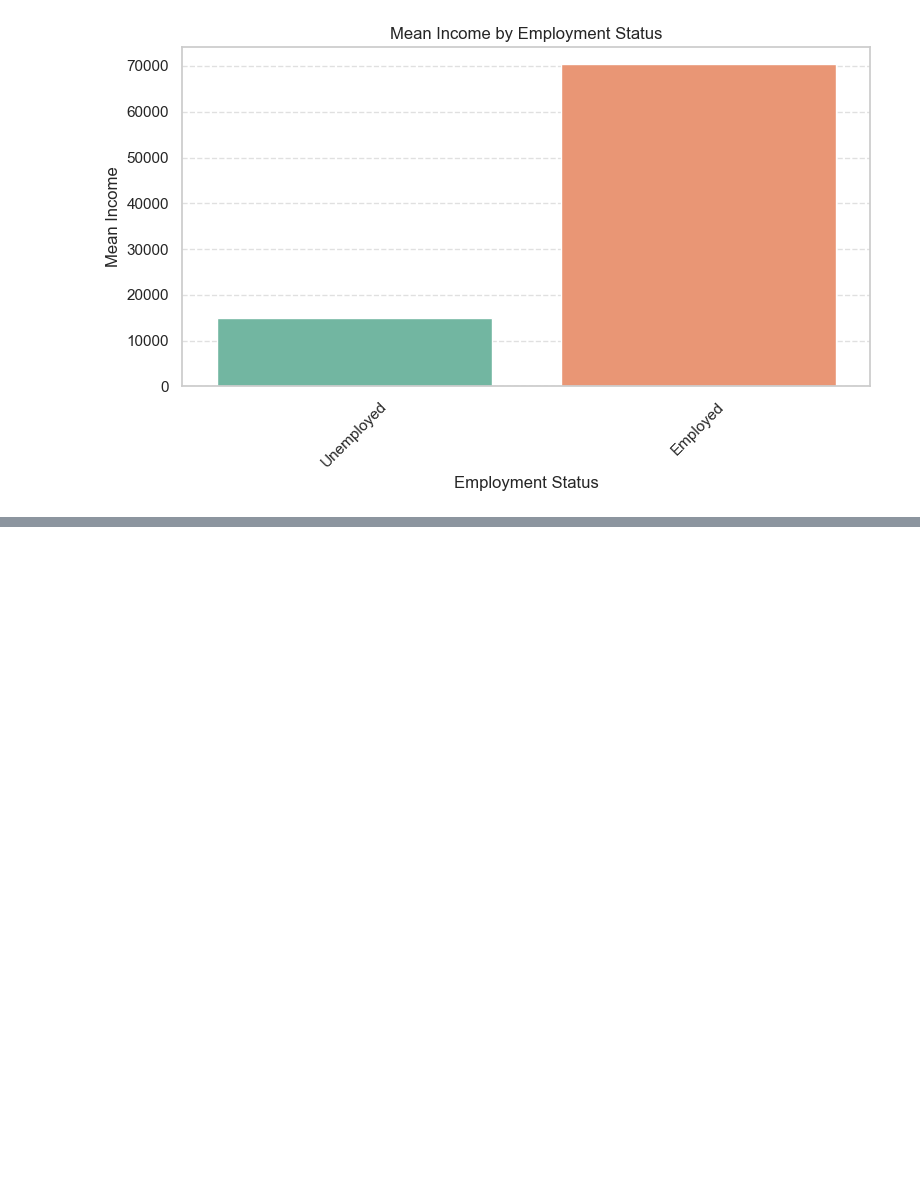
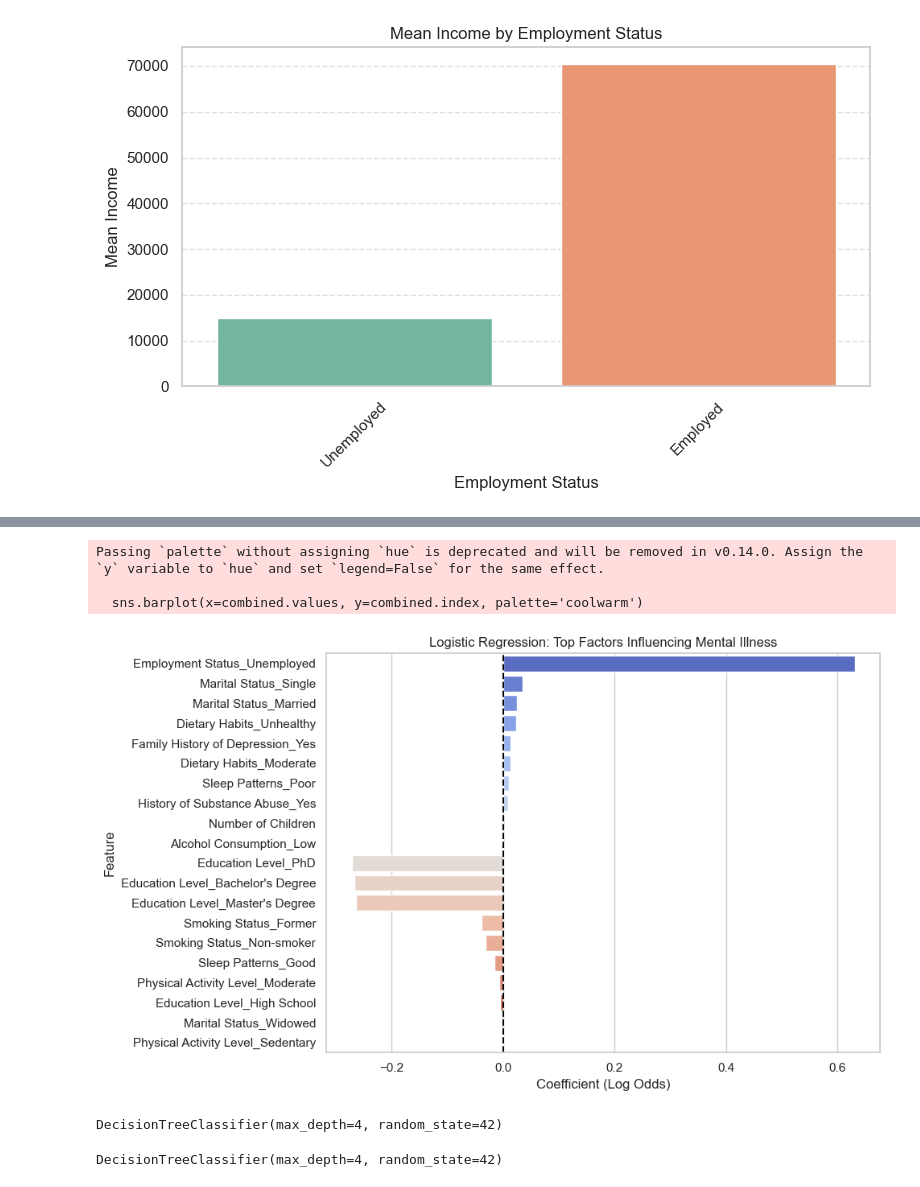
Before and after one commit to csaafrica/mental_CSA, a Jupyter notebook: MentalHealth.ipynb, the cells around one changed output, grey strips where cells are left out. Saved outputs shown, nothing was run; the diff lists cells and outputs as text; code cells hidden in the pictures; blank space fills up the shorter version.

```diff
--- a/MentalHealth.ipynb
+++ b/MentalHealth.ipynb
@@ -143,0 +242,15 @@ Passing `palette` without assigning `hue` is deprecated and will be removed in v
+# %%
+# Convert target to binary
+mental_health['Mental_Illness_Binary'] = mental_health['History of Mental Illness'].map({'Yes': 1, 'No': 0})
+
+# Select potential predictors
+factors = [
+    'Age', 'Marital Status', 'Education Level', 'Number of Children',
+    'Smoking Status', 'Physical Activity Level', 'Employment Status',
+    'Alcohol Consumption', 'Dietary Habits', 'Sleep Patterns',
+    'History of Substance Abuse', 'Family History of Depression',
+    'Chronic Medical Conditions'
+]
+
+X = mental_health[factors]
+y = mental_health['Mental_Illness_Binary']
@@ -143,0 +460,64 @@ Passing `palette` without assigning `hue` is deprecated and will be removed in v
+# %%
+### VISUALIZING THE CHARTS
+
+import matplotlib.pyplot as plt
+import seaborn as sns
+importance = pd.Series(model.coef_[0], index=X_encoded.columns)
+
+import matplotlib.pyplot as plt
+import seaborn as sns
+
+# Get top 10 positive and negative coefficients
+top_positive = importance.sort_values(ascending=False).head(10)
+top_negative = importance.sort_values().head(10)
+
+# Combine for plotting
+combined = pd.concat([top_positive, top_negative])
+
+# Plot
+plt.figure(figsize=(10, 6))
+sns.barplot(x=combined.values, y=combined.index, palette='coolwarm')
+plt.axvline(0, color='black', linestyle='--')
+plt.title("Logistic Regression: Top Factors Influencing Mental Illness")
+plt.xlabel("Coefficient (Log Odds)")
+plt.ylabel("Feature")
+plt.tight_layout()
+plt.savefig("outputs/figures/logisticRegression.png", dpi=300)
+plt.show()
+# %% [output]
+Passing `palette` without assigning `hue` is deprecated and will be removed in v0.14.0. Assign the `y` variable to `hue` and set `legend=False` for the same effect.
+
+  sns.barplot(x=combined.values, y=combined.index, palette='coolwarm')
+[figure, added]
+# %%
+from sklearn.tree import DecisionTreeClassifier
+from sklearn.model_selection import train_test_split
+
+# Assume you already have:
+# - X_encoded: one-hot encoded features
+# - y: target variable (0 = No, 1 = Yes)
+
+# Split the data
+X_train, X_test, y_train, y_test = train_test_split(X_encoded, y, test_size=0.3, random_state=42)
+
+# Train Decision Tree
+tree_model = DecisionTreeClassifier(max_depth=4, random_state=42)  # use max_depth to control complexity
+tree_model.fit(X_train, y_train)
+# %% [output]
+DecisionTreeClassifier(max_depth=4, random_state=42)
+# %%
+from sklearn.tree import DecisionTreeClassifier
+from sklearn.model_selection import train_test_split
+
+# Assume you already have:
+# - X_encoded: one-hot encoded features
+# - y: target variable (0 = No, 1 = Yes)
+
+# Split the data
+X_train, X_test, y_train, y_test = train_test_split(X_encoded, y, test_size=0.3, random_state=42)
+
+# Train Decision Tree
+tree_model = DecisionTreeClassifier(max_depth=4, random_state=42)  # use max_depth to control complexity
+tree_model.fit(X_train, y_train)
+# %% [output]
+DecisionTreeClassifier(max_depth=4, random_state=42)
```
Also changed, not shown: parts of 41 cells of this notebook, 16 other files.
